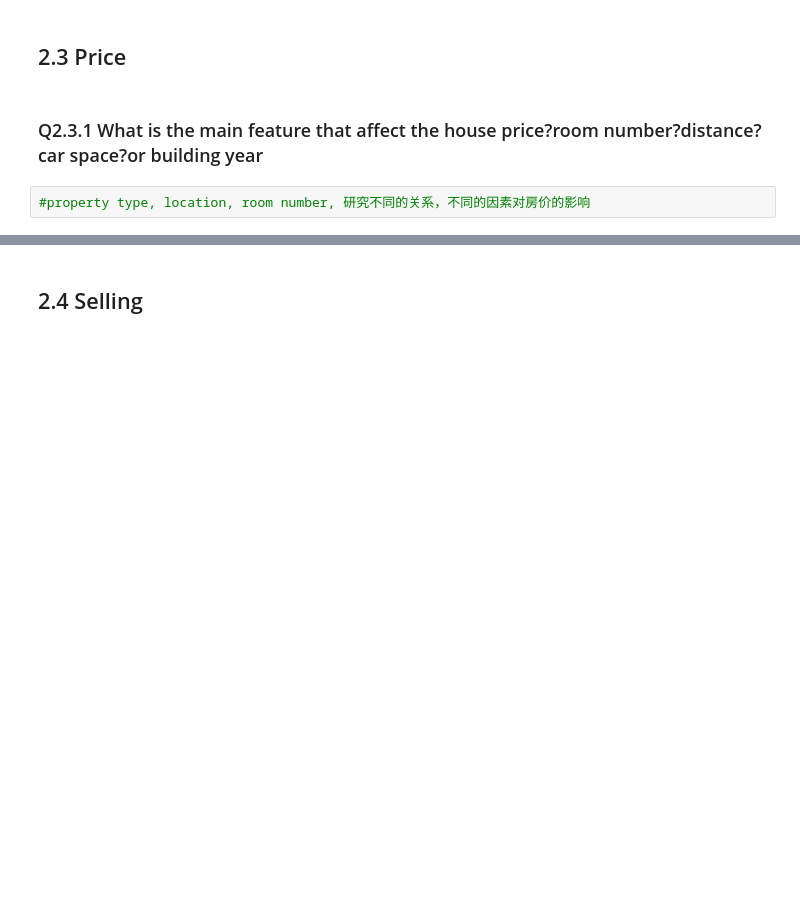
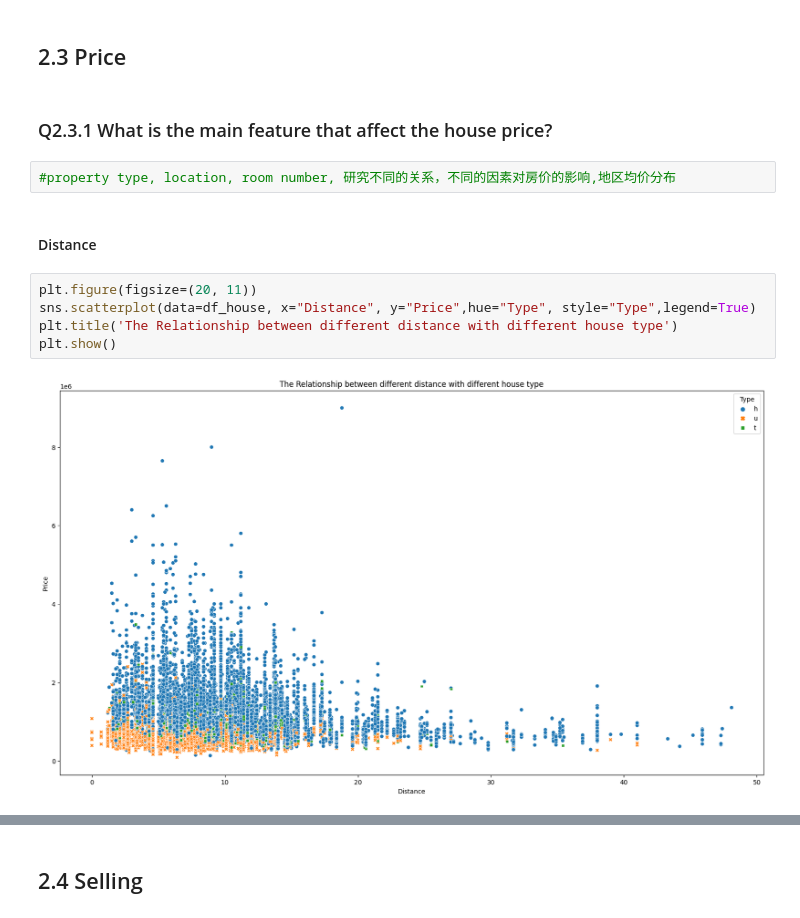
Before and after one commit to jingyun0312/Melbourne_house_1, a Jupyter notebook: mel_house.ipynb, the cells around one changed output, grey strips where cells are left out. Drawn from its saved outputs; the diff is of its cells as text; blank space fills up the shorter version.

```diff
--- a/mel_house.ipynb
+++ b/mel_house.ipynb
@@ -371,6 +374,15 @@ gdf.plot(ax=mel.plot(figsize=(10, 6)), marker='o', color='red', markersize=1, vm
 # %% [markdown]
 ## 2.3 Price
 # %% [markdown]
-### Q2.3.1 What is the main feature that affect the house price?room number?distance?car space?or building year
+### Q2.3.1 What is the main feature that affect the house price?
 # %%
-#property type, location, room number, 研究不同的关系，不同的因素对房价的影响
+#property type, location, room number, 研究不同的关系，不同的因素对房价的影响,地区均价分布
+# %% [markdown]
+#### Distance
+# %%
+plt.figure(figsize=(20, 11))
+sns.scatterplot(data=df_house, x="Distance", y="Price",hue="Type", style="Type",legend=True)
+plt.title('The Relationship between different distance with different house type')
+plt.show()
+# %% [output]
+[figure, added]
```
Also changed, not shown: parts of 8 cells of this notebook.
